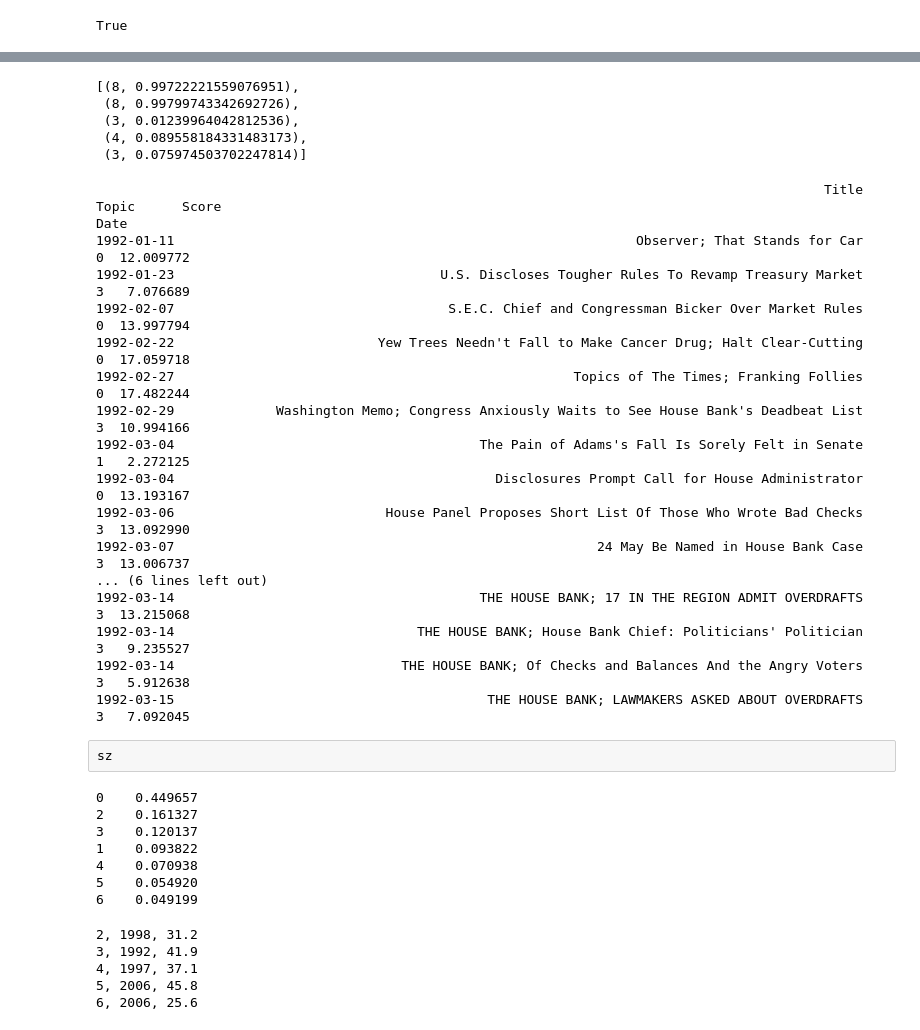
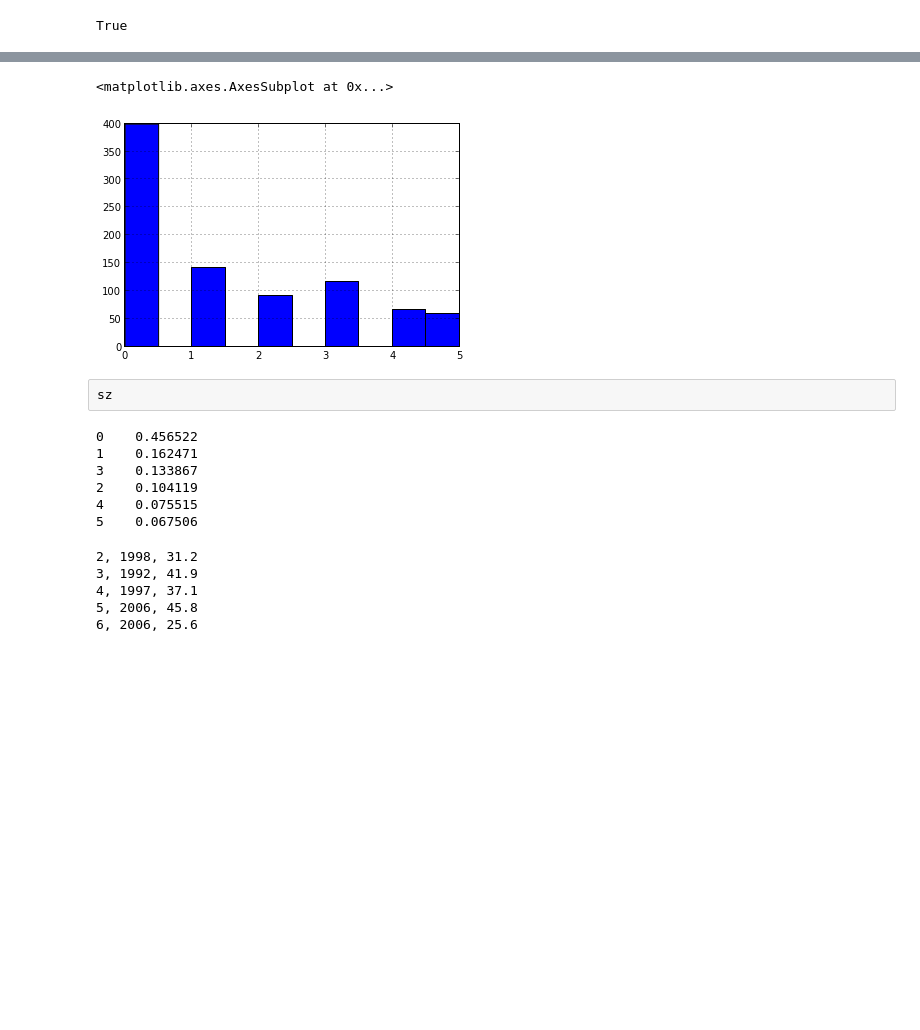
Before and after one commit to wcbeard/nyt-nlp, a Jupyter notebook: nyt-nlp.ipynb, the cells around one changed output, grey strips where cells are left out. Saved outputs shown, nothing was run; the diff lists cells and outputs as text; code cells hidden in the pictures; blank space fills up the shorter version.

Commit message:
plotting and topic similarity

```diff
--- a/nyt-nlp.ipynb
+++ b/nyt-nlp.ipynb
@@ -117,7 +117,7 @@ tcorpus = dmap(tfidf, corpus)
 # %% [raw]
 lda = gensim.models.ldamodel.LdaModel(corpus=tcorpus, id2word=dictionary, num_topics=15, update_every=0, passes=20)
 # %%
-model = models.lsimodel.LsiModel(corpus=tcorpus, id2word=dictionary, num_topics=7)
+model = models.lsimodel.LsiModel(corpus=tcorpus, id2word=dictionary, num_topics=6)
 # %% [raw]
 olda = gensim.models.ldamodel.LdaModel(corpus=otcorpus, id2word=odictionary, num_topics=15, update_every=0, passes=20)
 alda = gensim.models.ldamodel.LdaModel(corpus=atcorpus, id2word=adictionary, num_topics=15, update_every=0, passes=20)
@@ -206,31 +180,9 @@ df.Topic.hist()
-# %%
-second_scores[:5]
-# %% [output]
-[(8, 0.99722221559076951),
- (8, 0.99799743342692726),
- (3, 0.01239964042812536),
- (4, 0.089558184331483173),
- (3, 0.075974503702247814)]
-# %%
-df.head(20)
-# %% [output]
-                                                                                             Title  Topic      Score
-Date
-1992-01-11                                                           Observer; That Stands for Car      0  12.009772
-1992-01-23                                  U.S. Discloses Tougher Rules To Revamp Treasury Market      3   7.076689
-1992-02-07                                   S.E.C. Chief and Congressman Bicker Over Market Rules      0  13.997794
-1992-02-22                          Yew Trees Needn't Fall to Make Cancer Drug; Halt Clear-Cutting      0  17.059718
-1992-02-27                                                   Topics of The Times; Franking Follies      0  17.482244
-1992-02-29             Washington Memo; Congress Anxiously Waits to See House Bank's Deadbeat List      3  10.994166
-1992-03-04                                       The Pain of Adams's Fall Is Sorely Felt in Senate      1   2.272125
-1992-03-04                                         Disclosures Prompt Call for House Administrator      0  13.193167
-1992-03-06                           House Panel Proposes Short List Of Those Who Wrote Bad Checks      3  13.092990
-1992-03-07                                                      24 May Be Named in House Bank Case      3  13.006737
-... (6 lines left out)
-1992-03-14                                       THE HOUSE BANK; 17 IN THE REGION ADMIT OVERDRAFTS      3  13.215068
-1992-03-14                               THE HOUSE BANK; House Bank Chief: Politicians' Politician      3   9.235527
-1992-03-14                             THE HOUSE BANK; Of Checks and Balances And the Angry Voters      3   5.912638
-1992-03-15                                        THE HOUSE BANK; LAWMAKERS ASKED ABOUT OVERDRAFTS      3   7.092045
+# %%
+plt.figsize(6, 4)
+df.Topic.hist()
+# %% [output]
+<matplotlib.axes.AxesSubplot at 0x...>
+[figure, added]
 # %%
 year = lambda x: x.year
 #df.reset_index().groupby(['Date', 'Topic']).size()
@@ -245,13 +195,12 @@ vc = df.Topic.value_counts()
 vc /= vc.sum()
 vc
 # %% [output]
-0    0.449657
-2    0.161327
-3    0.120137
-1    0.093822
-4    0.070938
-5    0.054920
-6    0.049199
+0    0.456522
+1    0.162471
+3    0.133867
+2    0.104119
+4    0.075515
+5    0.067506
 # %%
 styles = cycle(['-', '--', '-.', ':'])
 # %%
```
Also changed, not shown: parts of 29 cells of this notebook, 1 other file.
